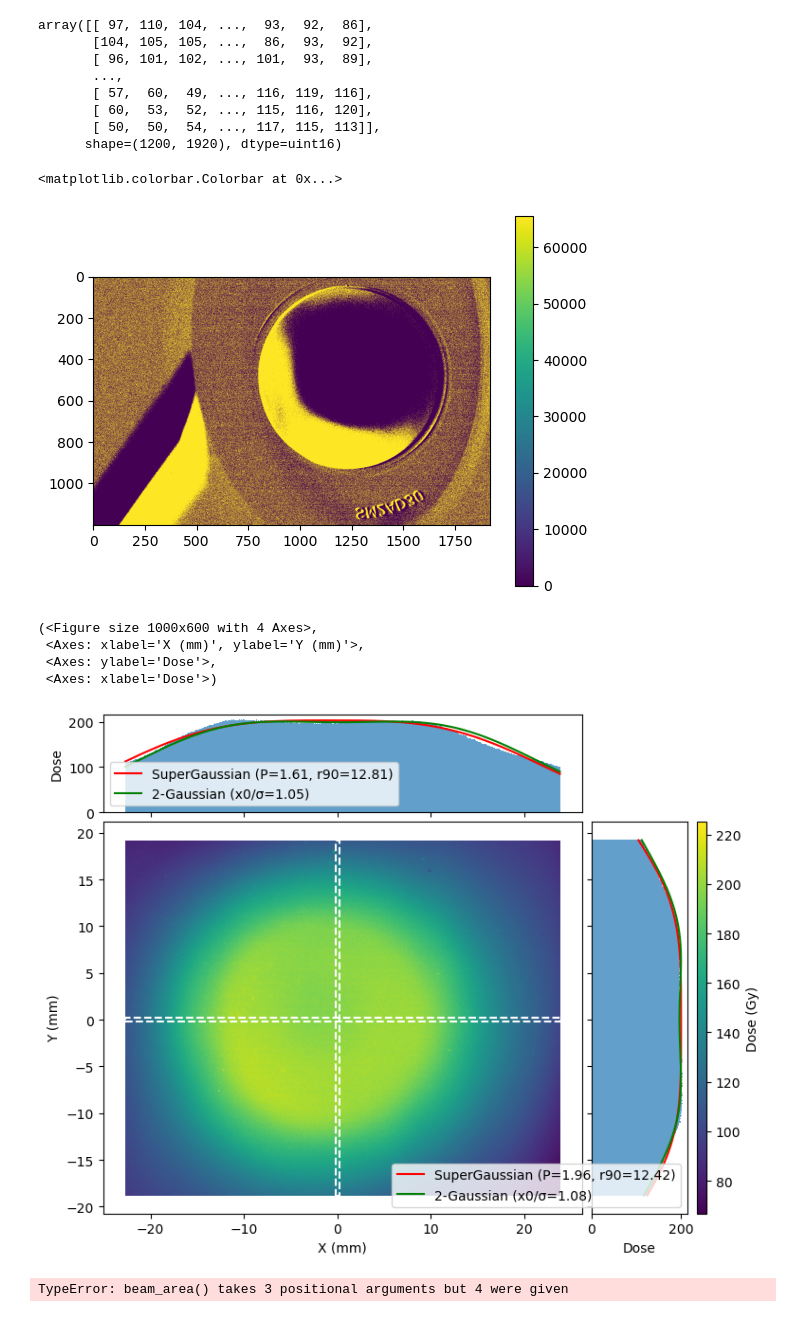
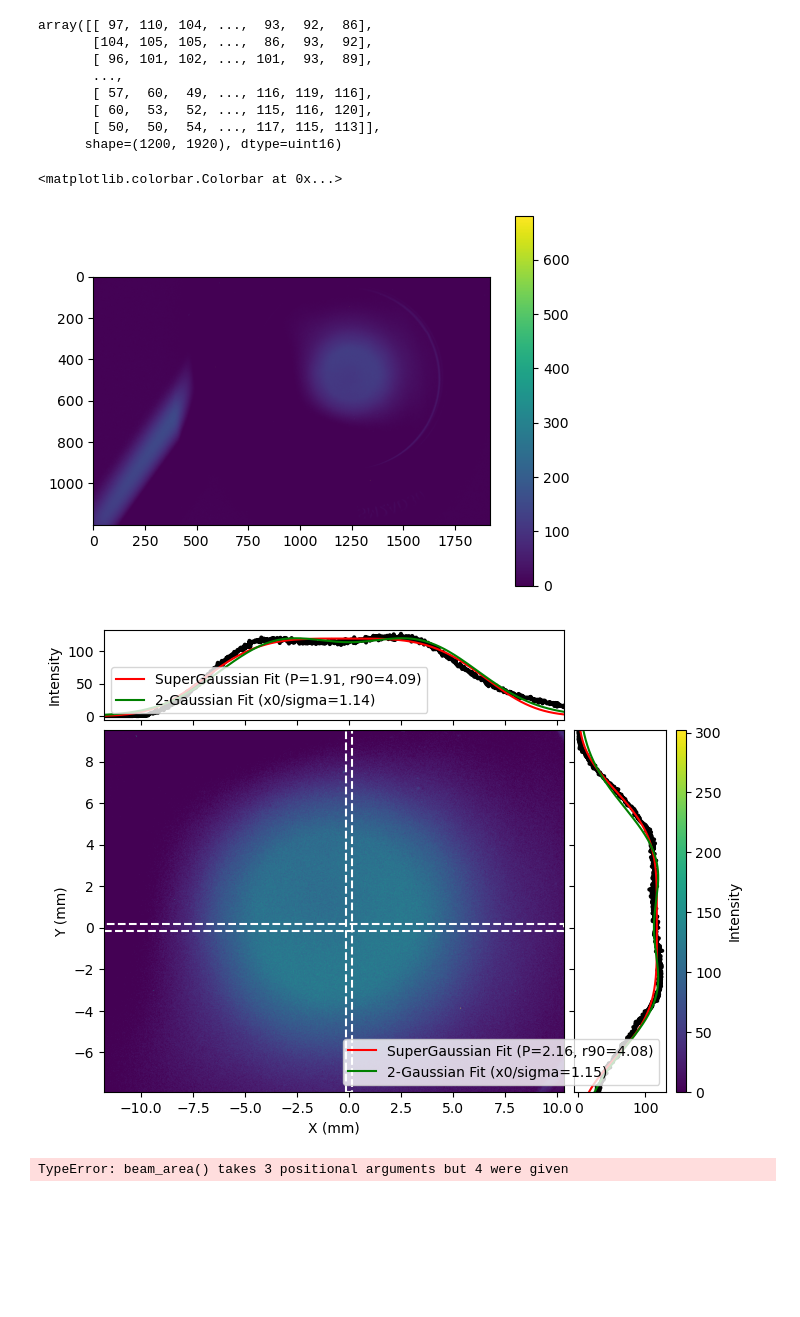
Before and after one commit to sabrinawaa/DPhil_Project, a Jupyter notebook: YAG_processing.ipynb, the cells around one changed output. Cells and saved outputs as stored; diff of their text form; code cells hidden in the pictures; blank space fills up the shorter version.

Commit message:
updates on calibration, polynomial fit

```diff
--- a/YAG_processing.ipynb
+++ b/YAG_processing.ipynb
@@ -40,14 +40,14 @@ def beam_area_mask(img, fraction, cx,cy):
 
     return mask
 
-def plot_dose(dosemap, im_type):
+def plot_dose1(dosemap, im_type):
     h, w = dosemap.shape
     strip_width = 10
 
     if im_type == 'RCF':
         pixel_calibration = 0.08467  # mm/pixel
     elif im_type == "YAG":
-        pixel_calibration = 0.03
+        pixel_calibration = 27.9/ (1680-800)
     else:
         raise ValueError("Unknown im_type")
 
@@ -80,8 +80,8 @@ def plot_dose(dosemap, im_type):
 
     # Beam mask and contour
     mask = beam_area_mask(dosemap, 0.85, cx, cy)
-    if im_type == 'YAG':
-        ax_main.contour(x, y, mask.astype(float), levels=[0.5], colors='white', linewidths=1.6)
+    # if im_type == 'YAG':
+        # ax_main.contour(x, y, mask.astype(float), levels=[0.5], colors='white', linewidths=1.6)
 
     ax_main.set_xlabel("X (mm)")
     ax_main.set_ylabel("Y (mm)")
@@ -93,7 +93,7 @@ def plot_dose(dosemap, im_type):
     cax  = divider.append_axes("right", size="2%", pad=0.1)
 
     # Fit the slices
-    p0 = [np.max(slice_row)/2, 0, 2, 4]
+    p0 = [np.max(slice_row)/2, 0, 3, 2]
     p00 = [np.max(slice_row),  4, 2]
 
 
@@ -111,7 +111,10 @@ def plot_dose(dosemap, im_type):
     ax_x.plot(x, slice_row, 'k-', linewidth=3,)
     ax_x.plot( x,supergaussian1D(x, *params_x),  'r-',label=f"SuperGaussian Fit (P={params_x[3]:.2f}, r90={r90_x:.2f})")
     ax_x.plot(x, sum_2gaussians(x, *params_xx), 'g-', label=f"2-Gaussian Fit (x0/sigma={abs(params_xx[1])/params_xx[2]:.2f})")
-    ax_x.set_ylabel("Dose")
+    if im_type == 'YAG':
+        ax_x.set_ylabel("Intensity")
+    elif im_type == 'RCF':
+        ax_x.set_ylabel("Dose (Gy)")
     ax_x.legend(loc='lower left')
     plt.setp(ax_x.get_xticklabels(), visible=False)
 
@@ -119,12 +122,15 @@ def plot_dose(dosemap, im_type):
     ax_y.plot(slice_col, y, 'k-', linewidth=3)
     ax_y.plot(supergaussian1D(y, *params_y), y,  'r-',label=f"SuperGaussian Fit (P={params_y[3]:.2f}, r90={r90_y:.2f})")
     ax_y.plot(sum_2gaussians(y, *params_yy),y, 'g-', label=f"2-Gaussian Fit (x0/sigma={abs(params_yy[1])/params_yy[2]:.2f})")
-    ax_y.set_xlabel("Dose")
+    if im_type == 'YAG':
+        ax_x.set_ylabel("Intensity")
+    elif im_type == 'RCF':
+        ax_x.set_ylabel("Dose (Gy)")
     ax_y.legend(loc='lower right')
     plt.setp(ax_y.get_yticklabels(), visible=False)
 
     # Colorbar
-    fig.colorbar(im, cax=cax, orientation='vertical', label="Dose (Gy)")
+    fig.colorbar(im, cax=cax, orientation='vertical', label="Intensity")
 
     # Centered slice bands on main image
     rect_h = Rectangle(
@@ -151,8 +157,8 @@ file = h5py.File('CLARA_experiments/YAGS/images/CLA-USR-DIA-CAM-01_2026-03-05_15
 # file.close()|
 # %%
 background = h5py.File('CLARA_experiments/YAGS/images/CLA-USR-DIA-CAM-01_2026-03-06_12-34-26UTC_20_images_full.hdf', 'r')
-backgroun_arr = np.array(background['Capture000001'])
-plt.imshow(backgroun_arr)
+background_arr = np.array(background['Capture000001'])
+plt.imshow(background_arr)
 plt.colorbar()
 # %% [output]
 <matplotlib.colorbar.Colorbar at 0x...>
@@ -163,0 +172,6 @@ file.keys()
+# %%
+plt.imshow(background_arr[430:550, 800:1680])
+plt.colorbar()
+background_arr[430:550, 800:1680].shape #pixels for 27.9mm radius inner ring
+pixel_calibration_YAG = 27.9/ (1680-800) #mm/pixel
+pixel_calibration_YAG
@@ -194,8 +200,10 @@ array([[ 97, 110, 104, ...,  93,  92,  86],
        [ 50,  50,  54, ..., 117, 115, 113]],
       shape=(1200, 1920), dtype=uint16)
 # %%
-plt.imshow(img1_arr - backgroun_arr)
+net_intensity = img1_arr.astype(np.int32) - background_arr.astype(np.int32)
+net_intensity = np.clip(net_intensity, 0, None) #remove negative values
+plt.imshow(net_intensity)
 plt.colorbar()
 # %% [output]
 <matplotlib.colorbar.Colorbar at 0x...>
-[figure, old version]
+[figure, new version]
@@ -204,15 +210,11 @@ corrected = combined - sum(background[key][:] for key in background.keys())
 # %%
-# plot_dose(average[200:750,900:1600],"YAG")
+plot_dose1(net_intensity[200:750,900:1600],"YAG")
 # plot_dose11(average[250:700,1000:1550],"YAG")
 pixel_calibration = 0.08467  # mm/pixel
-y,x = np.arange(average[250:700,1000:1550].shape[0])* pixel_calibration, np.arange(average[250:700,1000:1550].shape[1])* pixel_calibration
+y,x = np.arange(average[250:700,1000:1550].shape[0])* pixel_calibration_YAG, np.arange(average[250:700,1000:1550].shape[1])* pixel_calibration_YAG
 # print(x,y)
-plot_dose11(average[250:700,1000:1550],x,y,strip_width=5, centred=False)
+# plot_dose(average[250:700,1000:1550],x,y,strip_width=5, centred=False)
 # %% [output]
-(<Figure size 1000x600 with 4 Axes>,
- <Axes: xlabel='X (mm)', ylabel='Y (mm)'>,
- <Axes: ylabel='Dose'>,
- <Axes: xlabel='Dose'>)
-[figure, old version]
+[figure, new version]
 # %%
 
```
Also changed, not shown: parts of 21 cells of this notebook.
